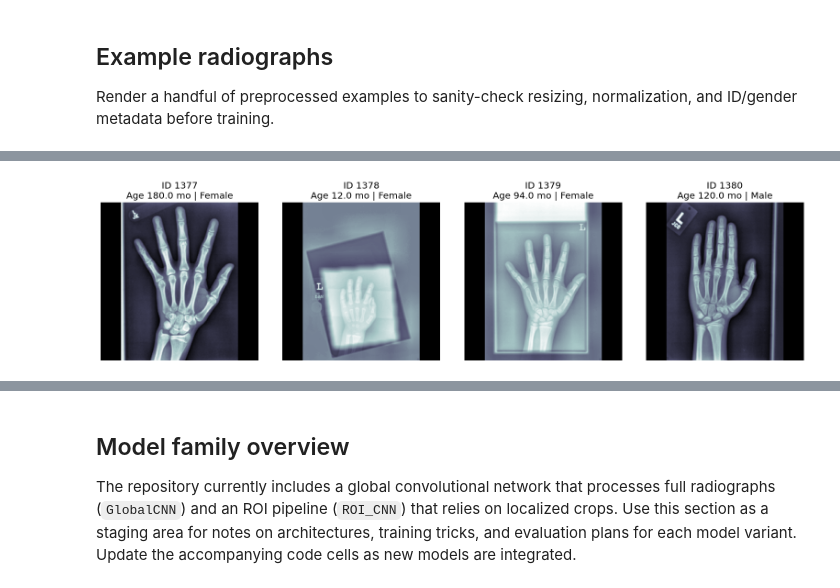
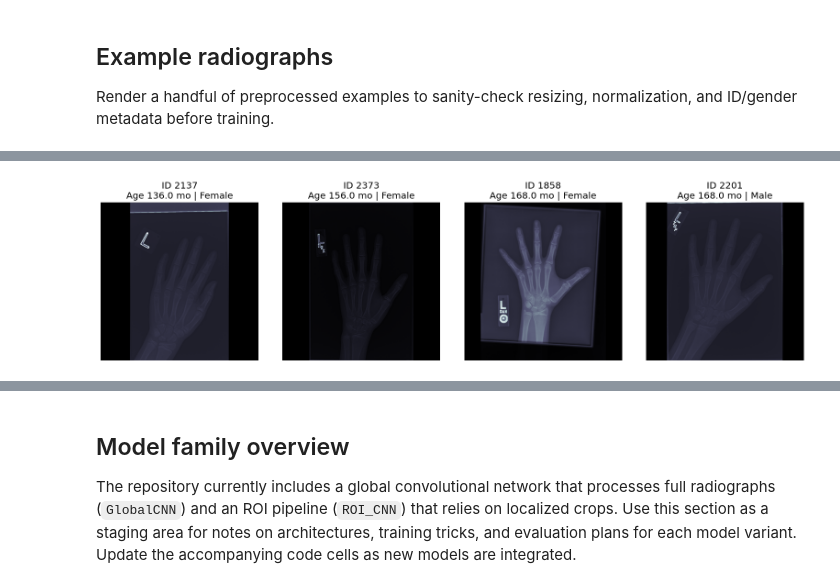
Before and after one commit to ztutar/HDA_Project, a Jupyter notebook: BoneAgePrediction.ipynb, the cells around one changed output, grey strips where cells are left out. Cells and saved outputs as stored; diff of their text form; code cells hidden in the pictures.

```diff
--- a/BoneAgePrediction.ipynb
+++ b/BoneAgePrediction.ipynb
@@ -52,18 +57,14 @@ Note: you may need to restart the kernel to use updated packages.
 # %%
 from dataclasses import asdict
 
-import numpy as np
 import pandas as pd
 import matplotlib.pyplot as plt
-import tensorflow as tf
 
 from IPython.display import display
 
-from BoneAgePrediction.utils.config import load_config
-from BoneAgePrediction.training.train_GlobalCNN import train_GlobalCNN
-from BoneAgePrediction.utils.dataset_loader import make_dataset
-from BoneAgePrediction.utils.seeds import set_seeds
-set_seeds(42)
+import random
 
-plt.style.use("ggplot")
-pd.set_option("display.max_columns", None)
+import matplotlib.pyplot as plt
+import seaborn as sns
+import numpy as np
+import tensorflow as tf
@@ -109,6 +76,5 @@ The pediatric bone age dataset supplies per-patient radiographs plus age and gen
 # %%
-data_cfg = config.data
-data_root = PROJECT_ROOT / data_cfg.data_path
+data_root = PROJECT_ROOT / "data/raw"
 train_csv = data_root / "train.csv"
 val_csv = data_root / "validation.csv"
 test_csv = data_root / "test.csv"
@@ -275,28 +186,25 @@ display(test_df[["Image ID", gender_col, age_col]].describe(include="all"))
 ## Example radiographs
 Render a handful of preprocessed examples to sanity-check resizing, normalization, and ID/gender metadata before training.
 # %%
-sample_ds = make_dataset(
-    data_path=str(data_root),
-    split="train",
-    target_h=data_cfg.target_h,
-    target_w=data_cfg.target_w,
-    keep_aspect_ratio=data_cfg.keep_aspect_ratio,
-    pad_value=data_cfg.pad_value,
-    batch_size=4,
-    clahe=data_cfg.clahe,
-    augment=False,
-    cache=False,
-)
+from BAP.utils.dataset_loader import make_dataset
 
-sample_features, sample_ages = next(iter(sample_ds.take(1)))
-images = sample_features["image"].numpy()
+prev_ds = make_dataset(data_path=str(data_root), batch_size=4)
+
+prev_ds = prev_ds.unbatch()
+prev_ds = prev_ds.shuffle(buffer_size=1024, reshuffle_each_iteration=True)
+prev_ds = prev_ds.batch(4)
+
+sample_features, sample_ages = next(iter(prev_ds.take(1)))
+images = sample_features["image_viz"].numpy()
 genders = sample_features["gender"].numpy()
 ids = sample_features["image_id"].numpy().astype(str)
+num_images = images.shape[0]
 
-fig, axes = plt.subplots(1, len(images), figsize=(4 * len(images), 4))
-if len(images) == 1:
+fig, axes = plt.subplots(1, num_images, figsize=(4 * num_images, 4))
+if num_images == 1:
     axes = [axes]
-for ax, img, age, gender, img_id in zip(axes, images, sample_ages.numpy(), genders, ids):
+ages = sample_ages.numpy()
+for ax, img, age, gender, img_id in zip(axes, images, ages, genders, ids):
     ax.imshow(np.squeeze(img), cmap="bone")
     ax.axis("off")
     gender_txt = "Male" if gender == 1 else "Female"
@@ -309 +217 @@ plt.show()
-[figure, old version]
+[figure, new version]
```
Also changed, not shown: parts of 10 cells of this notebook, 5 other files.
